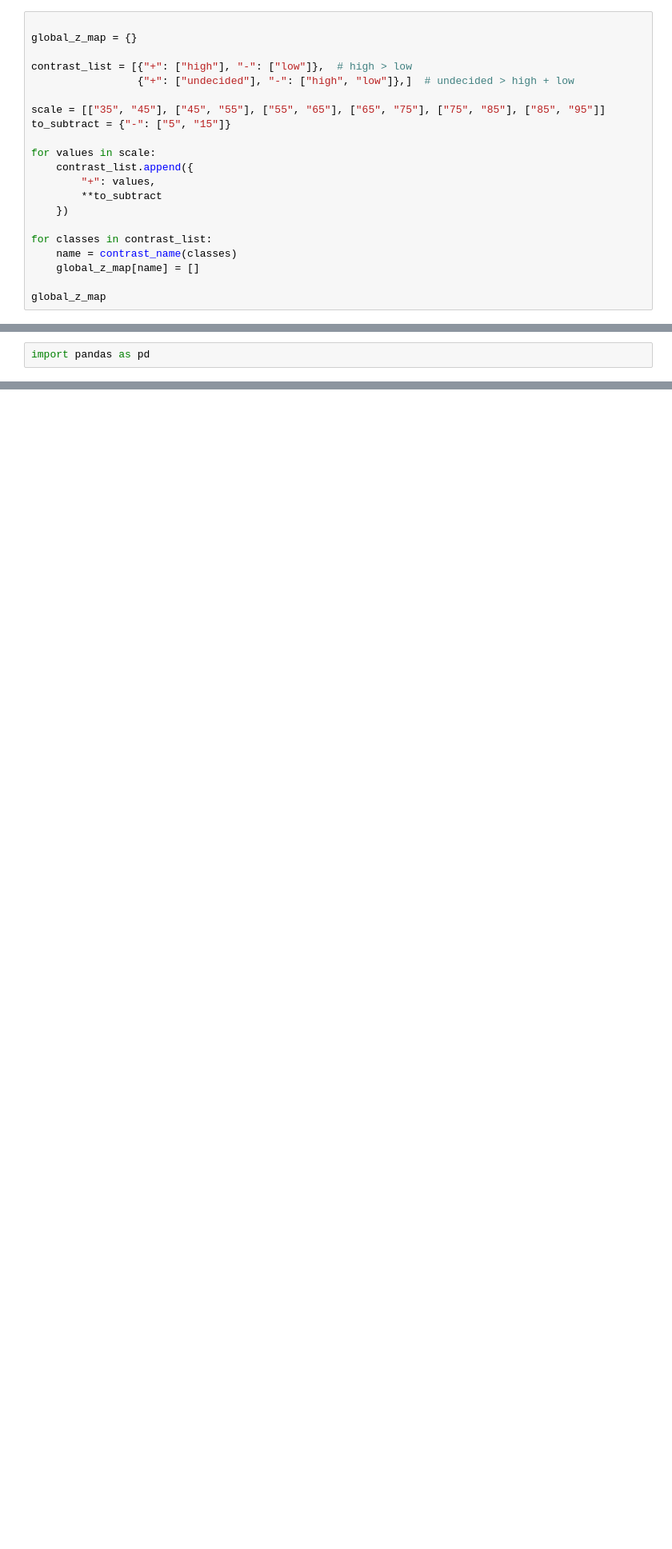
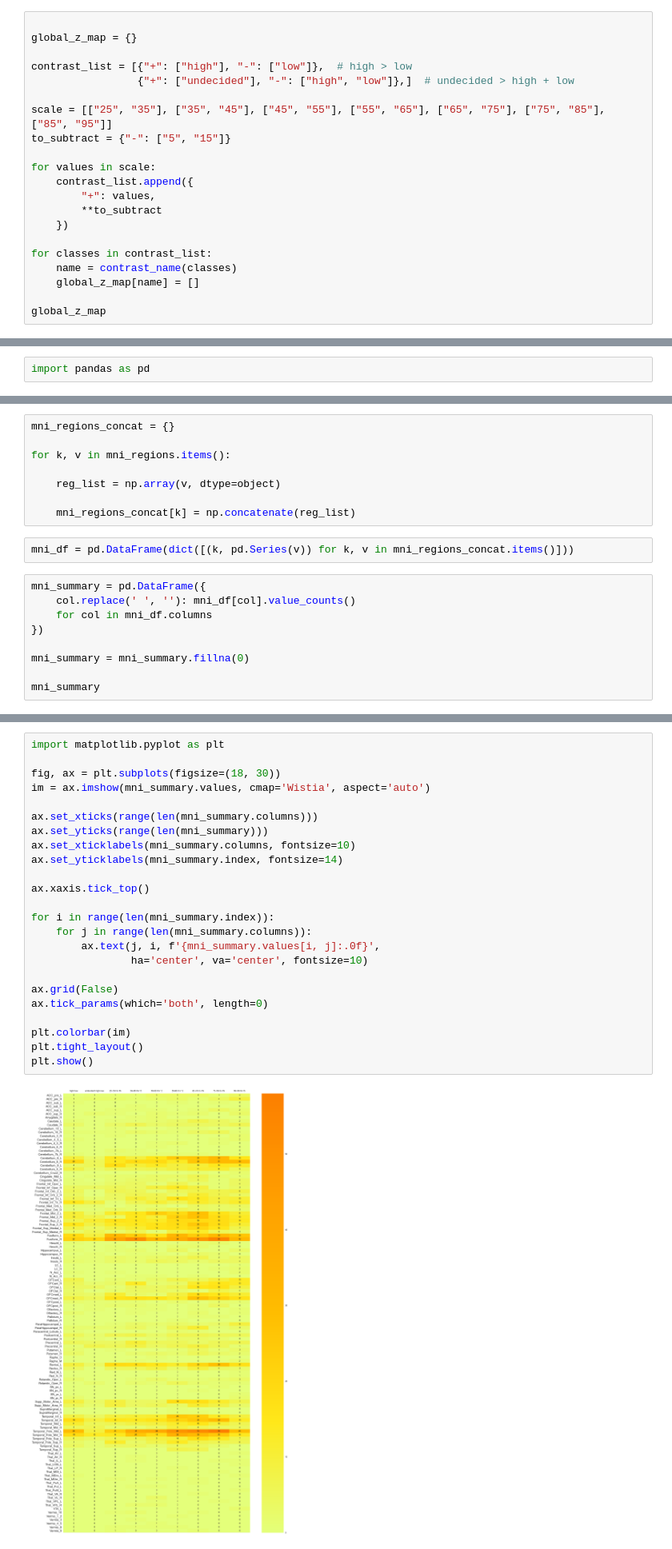
Before and after one commit to mducat/scz_familiarity_fMRI_ML, a Jupyter notebook: mri_all_subjects.ipynb, the cells around one changed output, grey strips where cells are left out. Shown at 80% size. Drawn from its saved outputs; the diff is of its cells as text; blank space fills up the shorter version.

```diff
--- a/mri_all_subjects.ipynb
+++ b/mri_all_subjects.ipynb
@@ -22,7 +27,7 @@ global_z_map = {}
 contrast_list = [{"+": ["high"], "-": ["low"]},  # high > low
                  {"+": ["undecided"], "-": ["high", "low"]},]  # undecided > high + low
 
-scale = [["35", "45"], ["45", "55"], ["55", "65"], ["65", "75"], ["75", "85"], ["85", "95"]]
+scale = [["25", "35"], ["35", "45"], ["45", "55"], ["55", "65"], ["65", "75"], ["75", "85"], ["85", "95"]]
 to_subtract = {"-": ["5", "15"]}
 
 for values in scale:
@@ -331,0 +427,19 @@ summary.style.format("{:.0f}").background_gradient(cmap='Blues')
+# %%
+mni_regions_concat = {}
+
+for k, v in mni_regions.items():
+
+    reg_list = np.array(v, dtype=object)
+
+    mni_regions_concat[k] = np.concatenate(reg_list)
+# %%
+mni_df = pd.DataFrame(dict([(k, pd.Series(v)) for k, v in mni_regions_concat.items()]))
+# %%
+mni_summary = pd.DataFrame({
+    col.replace(' ', ''): mni_df[col].value_counts()
+    for col in mni_df.columns
+})
+
+mni_summary = mni_summary.fillna(0)
+
+mni_summary
@@ -331,0 +460,26 @@ summary.style.format("{:.0f}").background_gradient(cmap='Blues')
+# %%
+import matplotlib.pyplot as plt
+
+fig, ax = plt.subplots(figsize=(18, 30))
+im = ax.imshow(mni_summary.values, cmap='Wistia', aspect='auto')
+
+ax.set_xticks(range(len(mni_summary.columns)))
+ax.set_yticks(range(len(mni_summary)))
+ax.set_xticklabels(mni_summary.columns, fontsize=10)
+ax.set_yticklabels(mni_summary.index, fontsize=14)
+
+ax.xaxis.tick_top()
+
+for i in range(len(mni_summary.index)):
+    for j in range(len(mni_summary.columns)):
+        ax.text(j, i, f'{mni_summary.values[i, j]:.0f}',
+                ha='center', va='center', fontsize=10)
+
+ax.grid(False)
+ax.tick_params(which='both', length=0)
+
+plt.colorbar(im)
+plt.tight_layout()
+plt.show()
+# %% [output]
+[figure, added]
```
Also changed, not shown: parts of 17 cells of this notebook, 8 other files.
